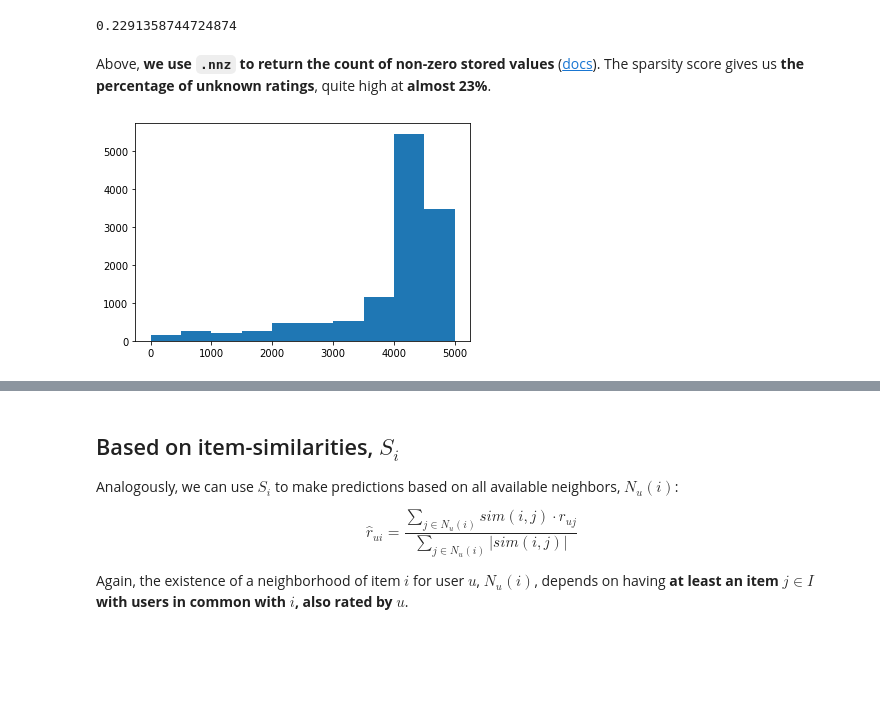
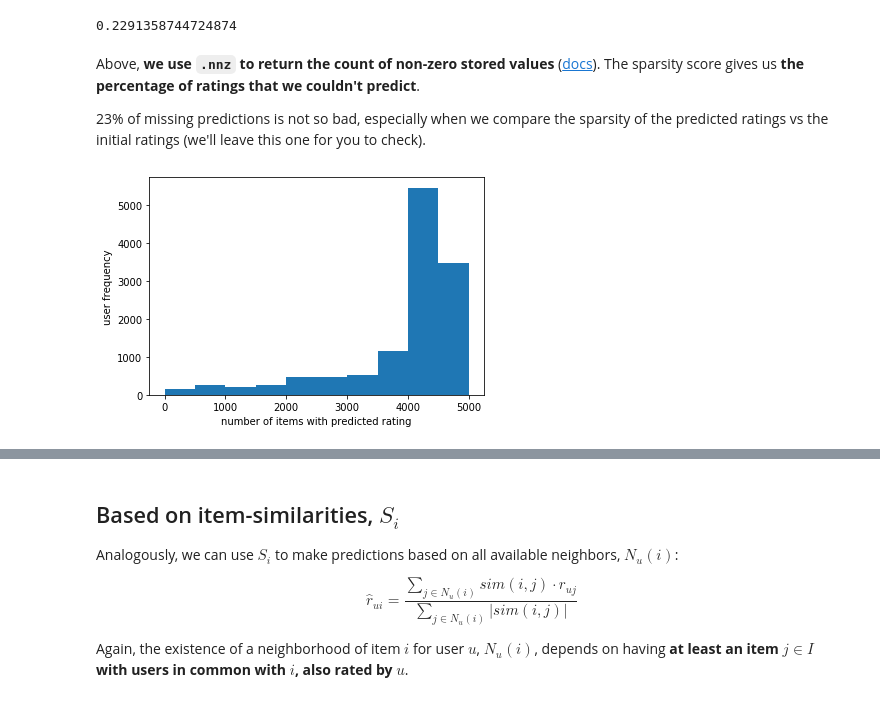
Before and after one commit to LDSSA/batch3-students, a Jupyter notebook: S05 - Recommender Systems/BLU11 - Personalized Recommenders/BLU11 - Learning Notebook - Part 1 of 2 - Collaborative Filtering.ipynb, the cells around one changed output, grey strips where cells are left out. Drawn from its saved outputs; the diff is of its cells as text; code cells hidden in the pictures; blank space fills up the shorter version.

```diff
--- a/S05 - Recommender Systems/BLU11 - Personalized Recommenders/BLU11 - Learning Notebook - Part 1 of 2 - Collaborative Filtering.ipynb
+++ b/S05 - Recommender Systems/BLU11 - Personalized Recommenders/BLU11 - Learning Notebook - Part 1 of 2 - Collaborative Filtering.ipynb
@@ -461,8 +461,12 @@ sparsity(user_preds)
 # %% [output]
 0.2291358744724874
 # %% [markdown]
-Above, **we use `.nnz` to return the count of non-zero stored values** ([docs](https://docs.scipy.org/doc/scipy-0.14.0/reference/generated/scipy.sparse.csr_matrix.nnz.html)). The sparsity score gives us **the percentage of unknown ratings**, quite high at **almost 23%**.
+Above, **we use `.nnz` to return the count of non-zero stored values** ([docs](https://docs.scipy.org/doc/scipy-0.14.0/reference/generated/scipy.sparse.csr_matrix.nnz.html)). The sparsity score gives us **the percentage of ratings that we couldn't predict**.
+
+23% of missing predictions is not so bad, especially when we compare the sparsity of the predicted ratings vs the initial ratings (we'll leave this one for you to check).
 # %%
-plt.hist(user_preds.getnnz(axis=1));
+plt.hist(user_preds.getnnz(axis=1))
+plt.xlabel('number of items with predicted rating')
+plt.ylabel('user frequency');
 # %% [output]
-[figure, old version]
+[figure, new version]
```
Also changed, not shown: parts of 13 cells of this notebook, 1 other file.
